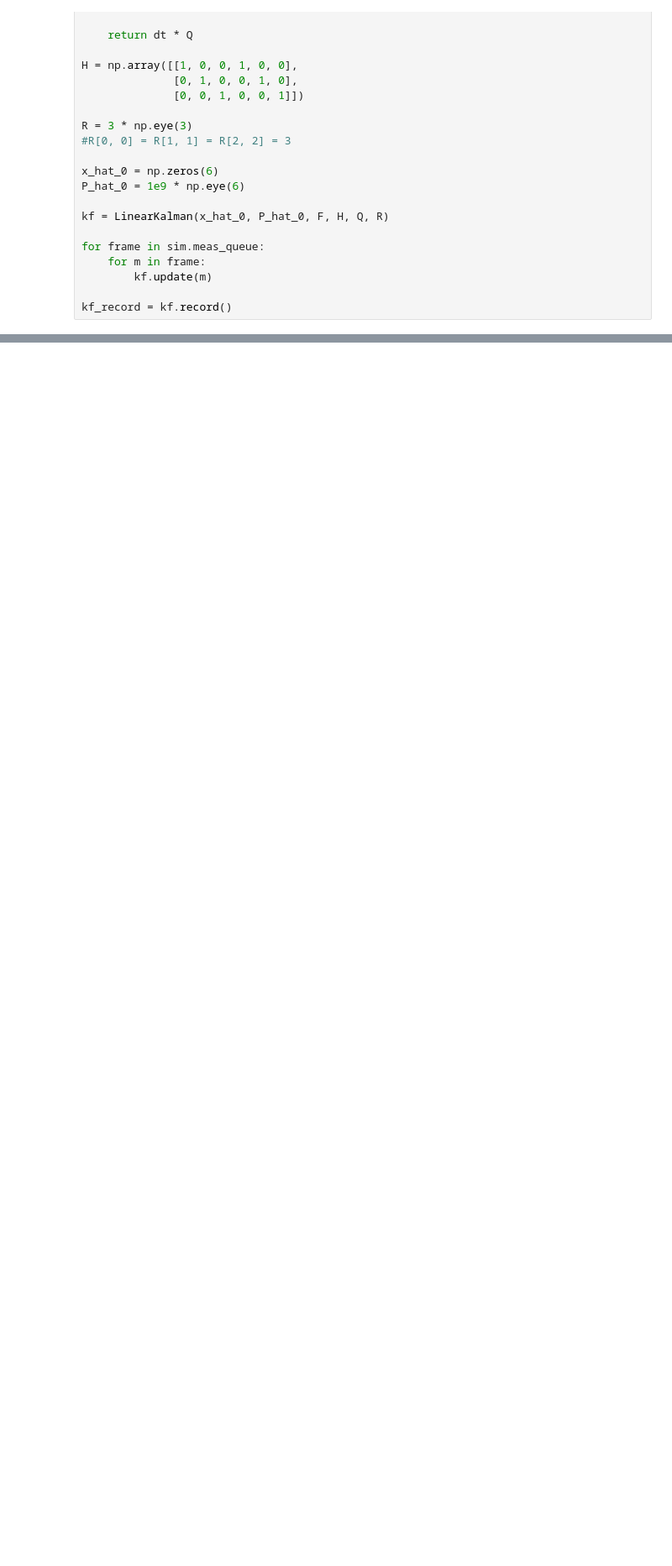
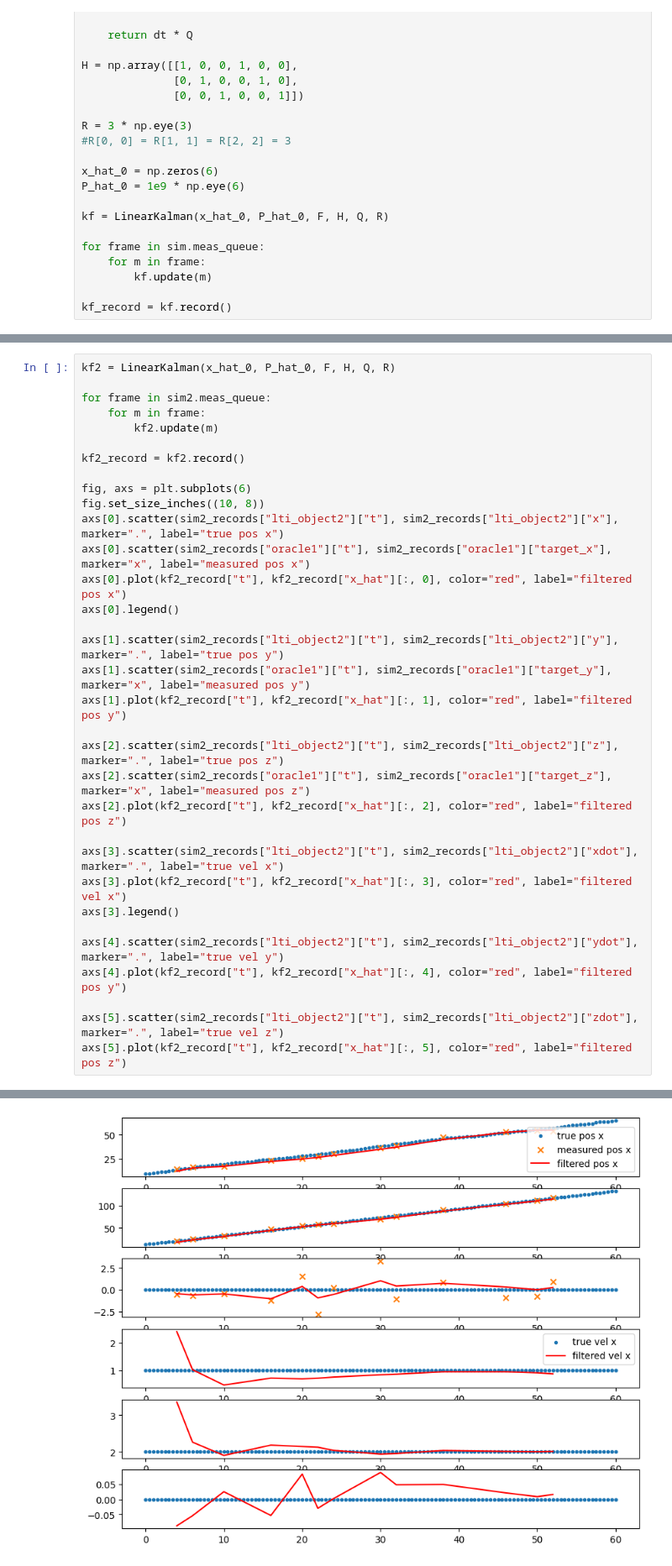
Before and after one commit to eholmgre/tda, a Jupyter notebook: notebook/Untitled.ipynb, the cells around one changed output, grey strips where cells are left out. Shown at 84% size. Drawn from its saved outputs; the diff is of its cells as text; blank space fills up the shorter version.

```diff
--- a/notebook/Untitled.ipynb
+++ b/notebook/Untitled.ipynb
@@ -90,0 +115,34 @@ axs[1].plot(kf_record["t"], kf_record["x_hat"][:, 1], color="red", label="filter
+# %%
+kf2 = LinearKalman(x_hat_0, P_hat_0, F, H, Q, R)
+
+for frame in sim2.meas_queue:
+    for m in frame:
+        kf2.update(m)
+
+kf2_record = kf2.record()
+
+fig, axs = plt.subplots(6)
+fig.set_size_inches((10, 8))
+axs[0].scatter(sim2_records["lti_object2"]["t"], sim2_records["lti_object2"]["x"], marker=".", label="true pos x")
+axs[0].scatter(sim2_records["oracle1"]["t"], sim2_records["oracle1"]["target_x"], marker="x", label="measured pos x")
+axs[0].plot(kf2_record["t"], kf2_record["x_hat"][:, 0], color="red", label="filtered pos x")
+axs[0].legend()
+
+axs[1].scatter(sim2_records["lti_object2"]["t"], sim2_records["lti_object2"]["y"], marker=".", label="true pos y")
+axs[1].scatter(sim2_records["oracle1"]["t"], sim2_records["oracle1"]["target_y"], marker="x", label="measured pos y")
+axs[1].plot(kf2_record["t"], kf2_record["x_hat"][:, 1], color="red", label="filtered pos y")
+
+axs[2].scatter(sim2_records["lti_object2"]["t"], sim2_records["lti_object2"]["z"], marker=".", label="true pos z")
+axs[2].scatter(sim2_records["oracle1"]["t"], sim2_records["oracle1"]["target_z"], marker="x", label="measured pos z")
+axs[2].plot(kf2_record["t"], kf2_record["x_hat"][:, 2], color="red", label="filtered pos z")
+
+axs[3].scatter(sim2_records["lti_object2"]["t"], sim2_records["lti_object2"]["xdot"], marker=".", label="true vel x")
+axs[3].plot(kf2_record["t"], kf2_record["x_hat"][:, 3], color="red", label="filtered vel x")
+axs[3].legend()
+
+axs[4].scatter(sim2_records["lti_object2"]["t"], sim2_records["lti_object2"]["ydot"], marker=".", label="true vel y")
+axs[4].plot(kf2_record["t"], kf2_record["x_hat"][:, 4], color="red", label="filtered pos y")
+
+axs[5].scatter(sim2_records["lti_object2"]["t"], sim2_records["lti_object2"]["zdot"], marker=".", label="true vel z")
+axs[5].plot(kf2_record["t"], kf2_record["x_hat"][:, 5], color="red", label="filtered pos z")
+# %% [output]
@@ -90,0 +150 @@ axs[1].plot(kf_record["t"], kf_record["x_hat"][:, 1], color="red", label="filter
+[figure, added]
```
Also changed, not shown: parts of 10 cells of this notebook, 6 other files.
